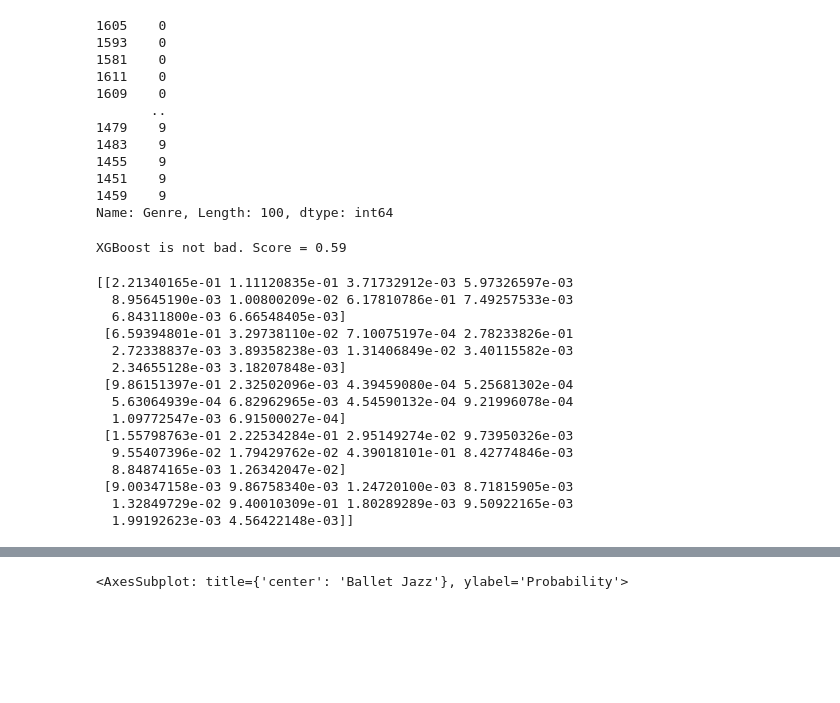
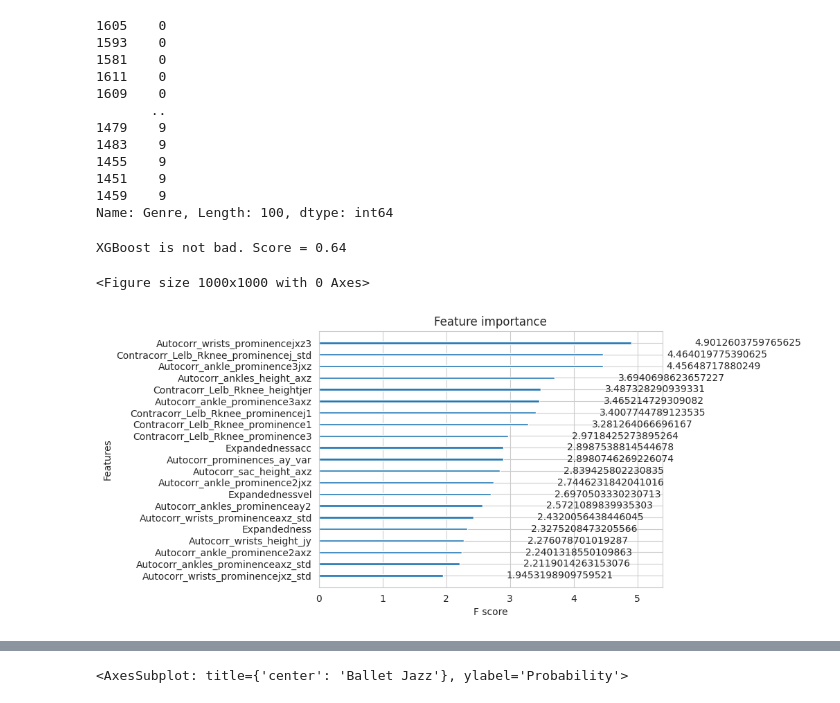
Before and after one commit to tBenBaker/MovementClassifier, a Jupyter notebook: DanceProj1/notebooks/02_classification_draft.ipynb, the cells around one changed output, grey strips where cells are left out. Cells and saved outputs as stored; diff of their text form; code cells hidden in the pictures; blank space fills up the shorter version.

```diff
--- a/DanceProj1/notebooks/02_classification_draft.ipynb
+++ b/DanceProj1/notebooks/02_classification_draft.ipynb
@@ -58,7 +58,8 @@ Test set is to be composed only of Advanced dances. Most of the data is Basic da
 Here we use 10 dances from each genre (100 total) for Test, 2 from each genre in Validation, and the remaining ~9 Advanced from each in Train. This leaves 14-Basic-per-genre for validation, and ~105-Basic-per-genre for Train.
 # %%
 from DanceProj1.data_proc import traintestval_split
-train, valid, testset = traintestval_split(dfBasic, dfAdvanced, testfrac_adv=.5, testfrac_bas=0, valfrac_adv_nonT=.2, valfrac_bas=.12)
+train, valid, testset = traintestval_split(dfBasic, dfAdvanced, testfrac_adv=.5, testfrac_bas=0, valfrac_adv_nonT=0, valfrac_bas=.0)
+#trying with empty validation/calibration set, since XGB wasn't helped by calibration
 # %%
 testset.loc[testset.Genre=='House'].head()
 # %% [output]
@@ -123,6 +124,8 @@ RidgeClassifier is better than chance, but not great. Score = 0.5
 Let's see how XGBoost does
 # %%
 #convert to numeric labelsfor xgb
+labels = list(y_test.unique())
+
 y_trainxgb = y_train.replace(labels, list(range(len(labels))), regex=True)
 y_validxgb = y_valid.replace(labels, list(range(len(labels))), regex=True)
 y_testxgb = y_test.replace(labels, list(range(len(labels))), regex=True)
@@ -147,24 +150,19 @@ xgb_mod = xgb.XGBClassifier(objective='multi:softprob', random_state=42, n_jobs=
 xgb_mod.fit(X_train, y_trainxgb)
 print('XGBoost is not bad. Score =',xgb_mod.score(X_test, y_testxgb))
 # %% [output]
-XGBoost is not bad. Score = 0.59
+XGBoost is not bad. Score = 0.64
-# %%
-y_hatp1 = xgb_mod.predict_proba(X_test)
-print(y_hatp1[:5])
-# %% [output]
-[[2.21340165e-01 1.11120835e-01 3.71732912e-03 5.97326597e-03
-  8.95645190e-03 1.00800209e-02 6.17810786e-01 7.49257533e-03
-  6.84311800e-03 6.66548405e-03]
- [6.59394801e-01 3.29738110e-02 7.10075197e-04 2.78233826e-01
-  2.72338837e-03 3.89358238e-03 1.31406849e-02 3.40115582e-03
-  2.34655128e-03 3.18207848e-03]
- [9.86151397e-01 2.32502096e-03 4.39459080e-04 5.25681302e-04
-  5.63064939e-04 6.82962965e-03 4.54590132e-04 9.21996078e-04
-  1.09772547e-03 6.91500027e-04]
- [1.55798763e-01 2.22534284e-01 2.95149274e-02 9.73950326e-03
-  9.55407396e-02 1.79429762e-02 4.39018101e-01 8.42774846e-03
-  8.84874165e-03 1.26342047e-02]
- [9.00347158e-03 9.86758340e-03 1.24720100e-03 8.71815905e-03
-  1.32849729e-02 9.40010309e-01 1.80289289e-03 9.50922165e-03
-  1.99192623e-03 4.56422148e-03]]
+# %%
+#check features importance of top 21 features
+import matplotlib.pyplot as plt
+import seaborn as sns
+%matplotlib inline
+sns.set_style('whitegrid')
+plt.figure(figsize=(10,10))
+xgb.plot_importance(xgb_mod, max_num_features=21, importance_type='gain')
+plt.show()
+
+#hmm note when I changed the test set slightly (by removing validation set) the top 21 features changed a bit
+# %% [output]
+<Figure size 1000x1000 with 0 Axes>
+[figure, added]
 # %%
```
Also changed, not shown: parts of 5 cells of this notebook, 7 other files.
